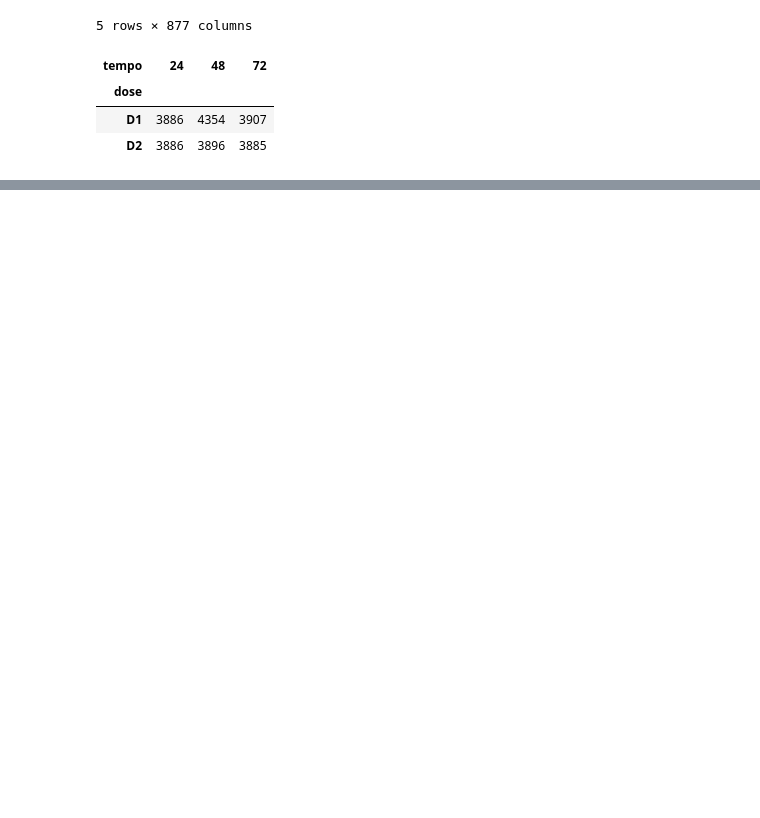
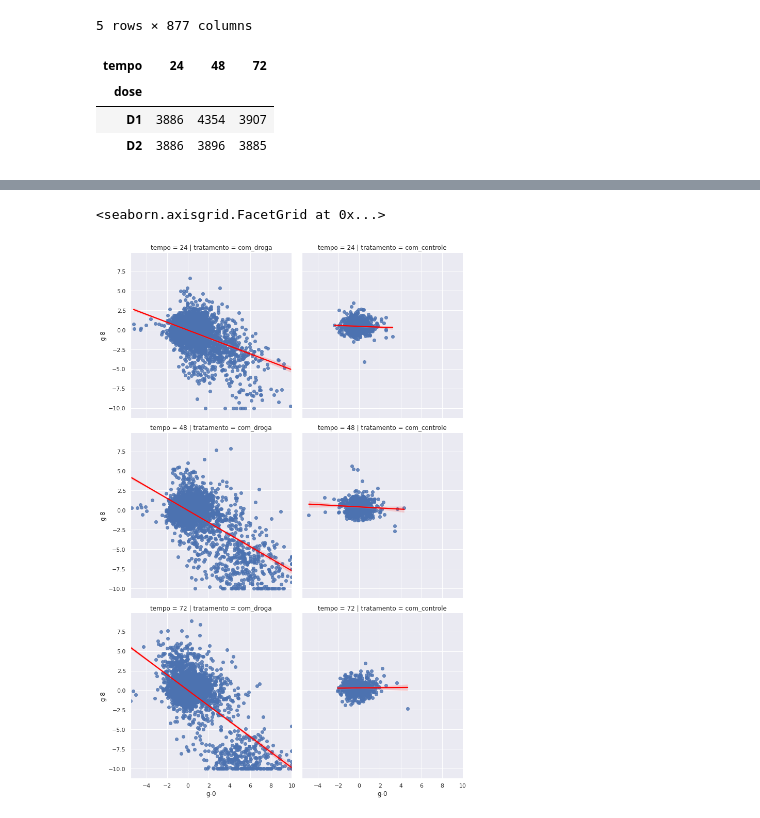
Before and after one commit to pralvesp/QuickBuy, a Jupyter notebook: Imersao_Dados.ipynb, the cells around one changed output, grey strips where cells are left out. Drawn from its saved outputs; the diff is of its cells as text; code cells hidden in the pictures; blank space fills up the shorter version.

```diff
--- a/Imersao_Dados.ipynb
+++ b/Imersao_Dados.ipynb
@@ -91,0 +152,5 @@ pd.crosstab(dados['dose'], dados['tempo'])
+# %%
+sns.lmplot(data=dados, x='g-0', y='g-8', line_kws={'color': 'red'}, col='tratamento', row='tempo')
+# %% [output]
+<seaborn.axisgrid.FacetGrid at 0x...>
+[figure, added]
```
Also changed, not shown: parts of 11 cells of this notebook.
